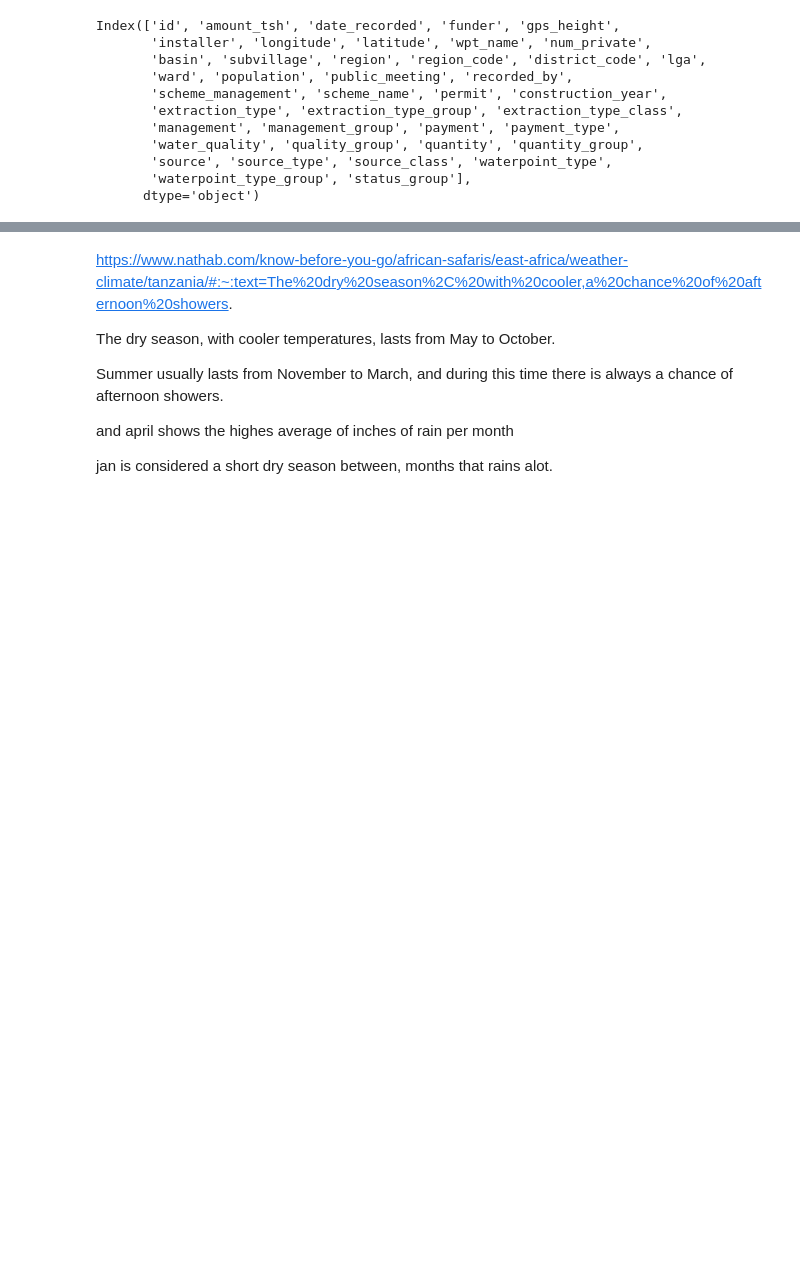
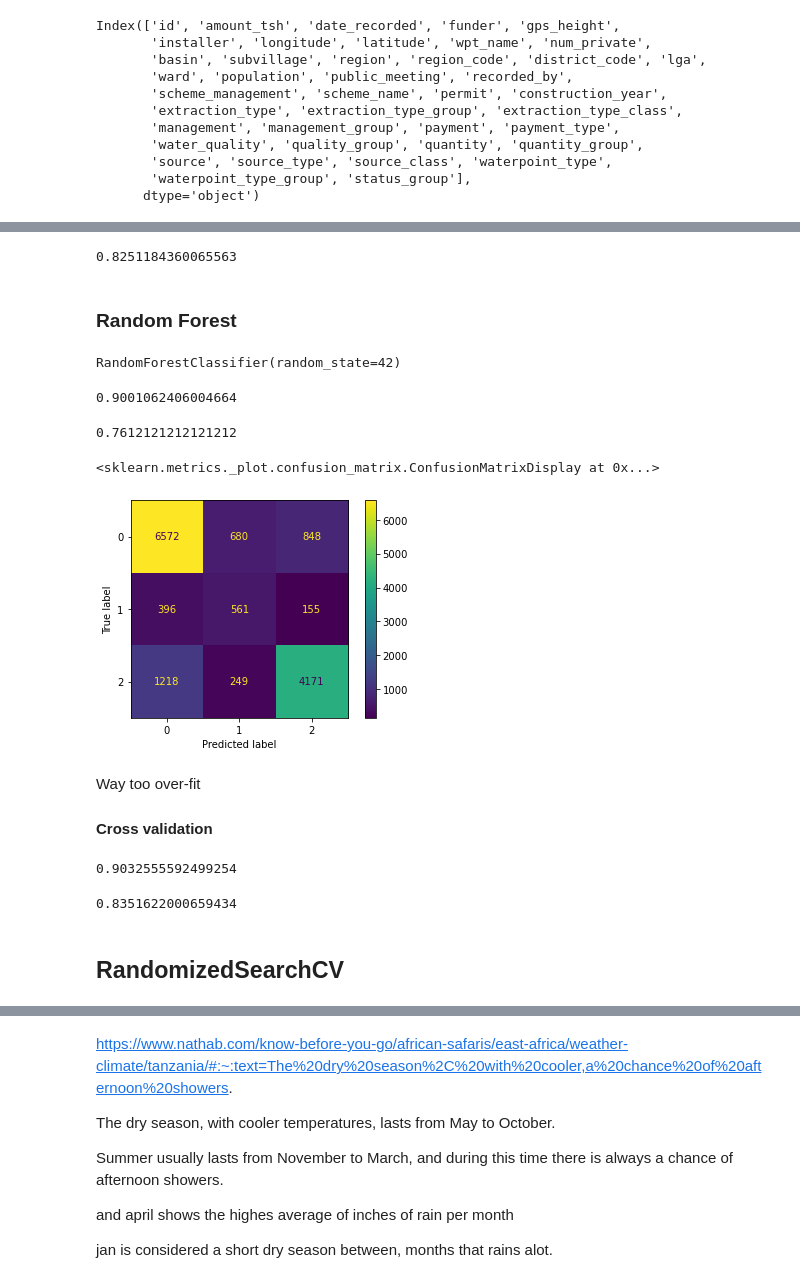
Before and after one commit to RaulCTorres/Tanzanian_Water_Wells, a Jupyter notebook: Scratch_code/Juan_Notebook.ipynb, the cells around one changed output, grey strips where cells are left out. Saved outputs shown, nothing was run; the diff lists cells and outputs as text; code cells hidden in the pictures; blank space fills up the shorter version.

Commit message:
added models / first random search cv

```diff
--- a/Scratch_code/Juan_Notebook.ipynb
+++ b/Scratch_code/Juan_Notebook.ipynb
@@ -742,0 +752,4 @@ logre.score(X_dumie_train, y_train_binary)
+# %%
+sm = SMOTE(sampling_strategy='auto', random_state=42)
+
+X_train_resample, y_train_resample = sm.fit_resample(X_dumie_train, y_train_enc)
@@ -742,0 +764,5 @@ logre.score(X_dumie_train, y_train_binary)
+# %%
+dummy_clf = DummyClassifier(strategy='most_frequent')
+dummy_clf.fit(X_train_resample, y_train_resample)
+
+dummy_clf.score(X_dumie_train, y_train_enc)
@@ -742,0 +779,4 @@ logre.score(X_dumie_train, y_train_binary)
+# %%
+Simple_tree = DecisionTreeClassifier(random_state=42)
+
+Simple_tree.fit(X_train_resample, y_train_resample)
@@ -742,0 +823,28 @@ logre.score(X_dumie_train, y_train_binary)
+# %%
+cv_results['test_score'].mean()
+# %% [output]
+0.8251184360065563
+# %% [markdown]
+### Random Forest
+# %%
+RF_cls = RandomForestClassifier(random_state=42)
+
+RF_cls.fit(X_train_resample, y_train_resample)
+# %% [output]
+RandomForestClassifier(random_state=42)
+# %%
+RF_cls.score(X_train_resample, y_train_resample)
+# %% [output]
+0.9001062406004664
+# %%
+RF_cls.score(X_dumie_test, y_test_enc)
+# %% [output]
+0.7612121212121212
+# %%
+plot_confusion_matrix(RF_cls, X_dumie_test, y_test_enc)
+# %% [output]
+<sklearn.metrics._plot.confusion_matrix.ConfusionMatrixDisplay at 0x...>
+[figure, added]
+# %% [markdown]
+Way too over-fit
+#### Cross validation
@@ -742,0 +859,10 @@ logre.score(X_dumie_train, y_train_binary)
+# %%
+cv_results1['train_score'].mean()
+# %% [output]
+0.9032555592499254
+# %%
+cv_results1['test_score'].mean()
+# %% [output]
+0.8351622000659434
+# %% [markdown]
+## RandomizedSearchCV
```
Also changed, not shown: parts of 69 cells of this notebook.
